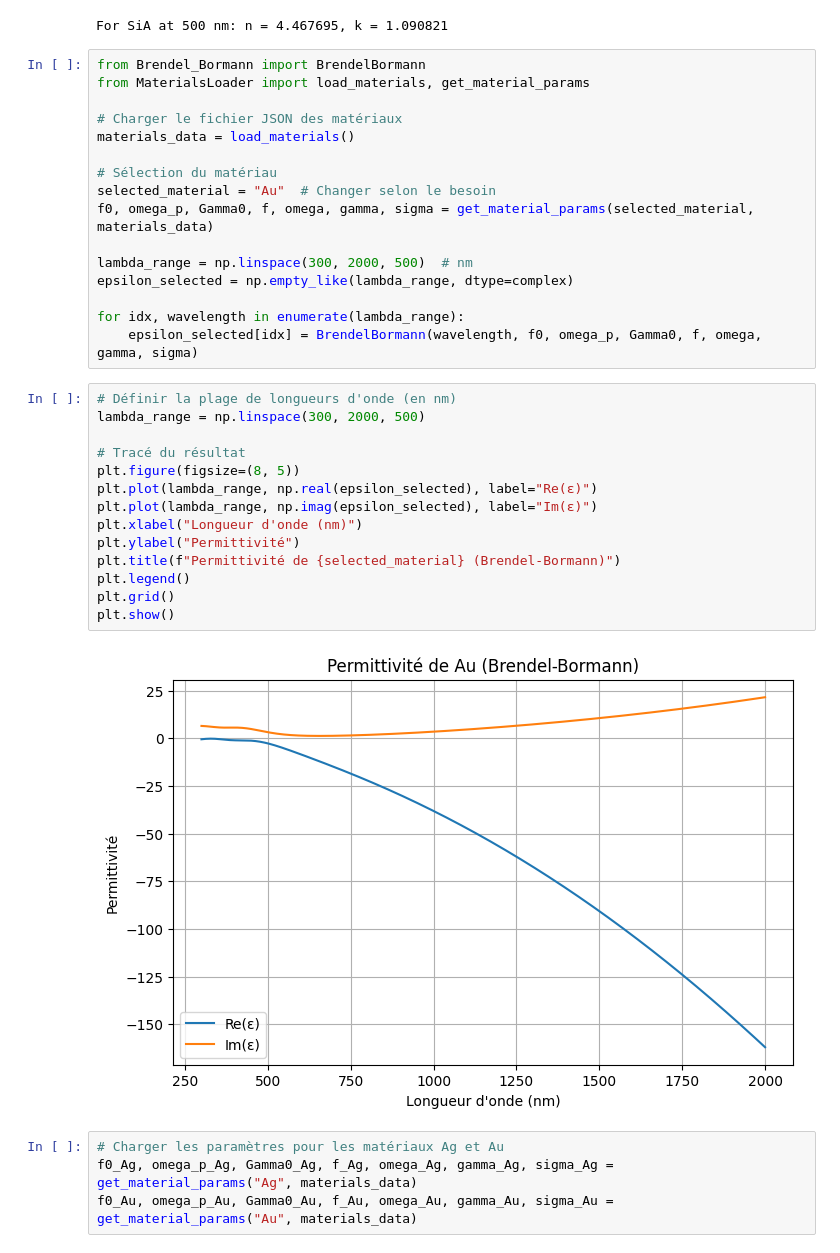
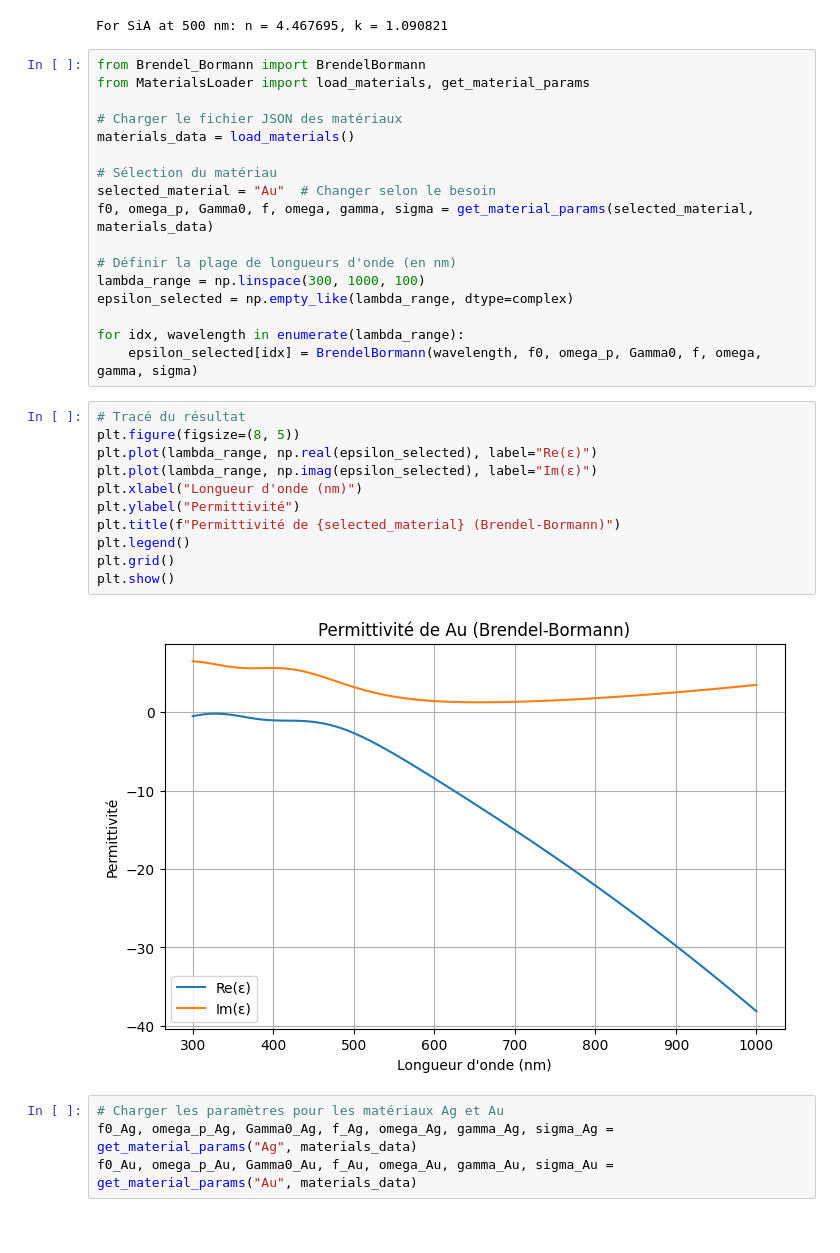
Before and after one commit to Marchombre/SWAG-P, a Jupyter notebook: Gap_Plasmon_2D/Workspace/notebooks/SWAG_Sim.ipynb, the cells around one changed output. Cells and saved outputs as stored; diff of their text form.

Commit message:
New range of lambda

```diff
--- a/Gap_Plasmon_2D/Workspace/notebooks/SWAG_Sim.ipynb
+++ b/Gap_Plasmon_2D/Workspace/notebooks/SWAG_Sim.ipynb
@@ -53,27 +53,25 @@ materials_data = load_materials()
 selected_material = "Au"  # Changer selon le besoin
 f0, omega_p, Gamma0, f, omega, gamma, sigma = get_material_params(selected_material, materials_data)
 
-lambda_range = np.linspace(300, 2000, 500)  # nm
+# Définir la plage de longueurs d'onde (en nm)
+lambda_range = np.linspace(300, 1000, 100)
 epsilon_selected = np.empty_like(lambda_range, dtype=complex)
 
 for idx, wavelength in enumerate(lambda_range):
     epsilon_selected[idx] = BrendelBormann(wavelength, f0, omega_p, Gamma0, f, omega, gamma, sigma)
 # %%
-# Définir la plage de longueurs d'onde (en nm)
-lambda_range = np.linspace(300, 2000, 500)
-
 # Tracé du résultat
 plt.figure(figsize=(8, 5))
 plt.plot(lambda_range, np.real(epsilon_selected), label="Re(ε)")
 plt.plot(lambda_range, np.imag(epsilon_selected), label="Im(ε)")
 plt.xlabel("Longueur d'onde (nm)")
 plt.ylabel("Permittivité")
 plt.title(f"Permittivité de {selected_material} (Brendel-Bormann)")
 plt.legend()
 plt.grid()
 plt.show()
 # %% [output]
-[figure, old version]
+[figure, new version]
 # %%
 # Charger les paramètres pour les matériaux Ag et Au
 f0_Ag, omega_p_Ag, Gamma0_Ag, f_Ag, omega_Ag, gamma_Ag, sigma_Ag = get_material_params("Ag", materials_data)
```
Also changed, not shown: parts of 3 cells of this notebook, 1 other file.
